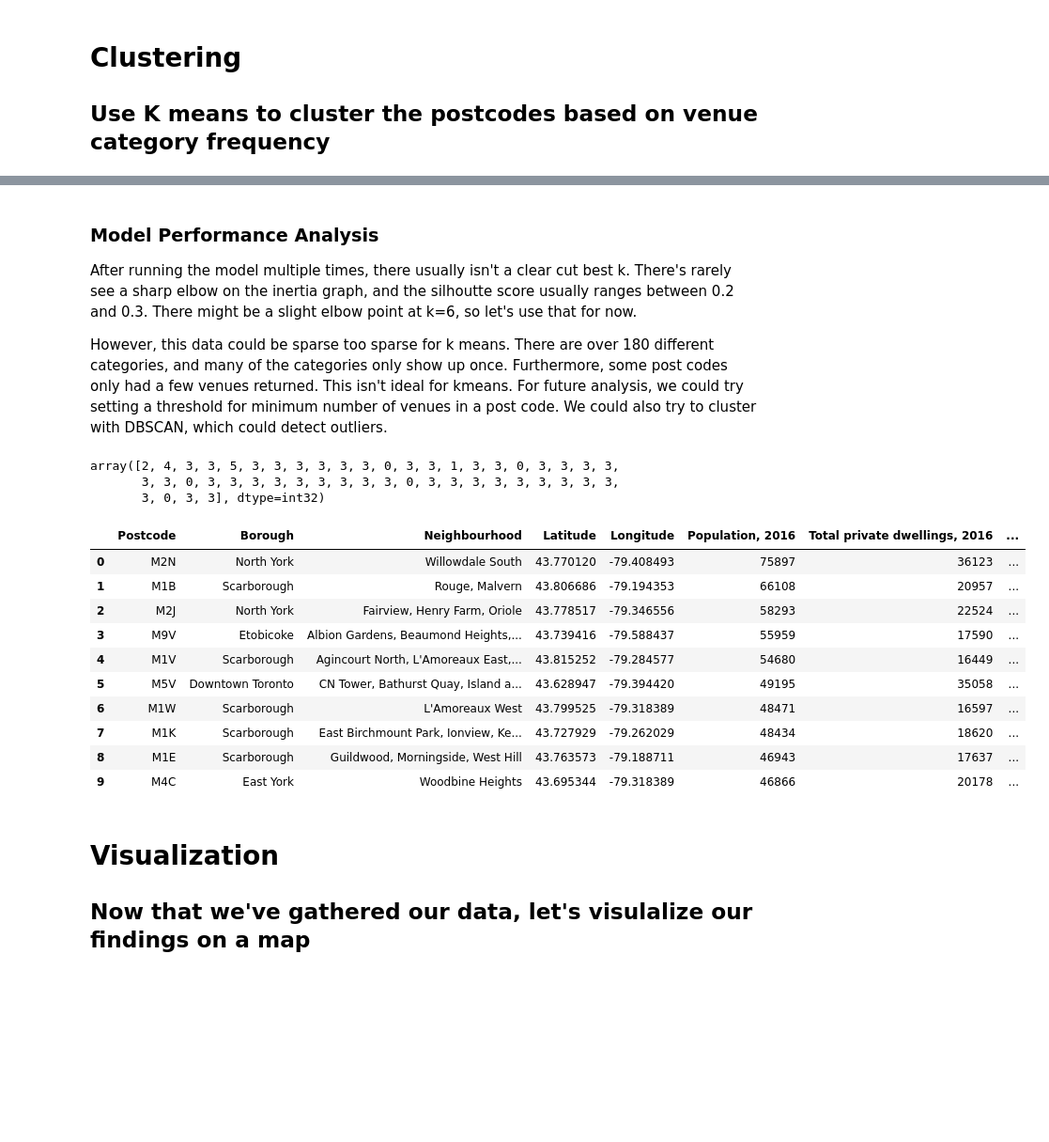
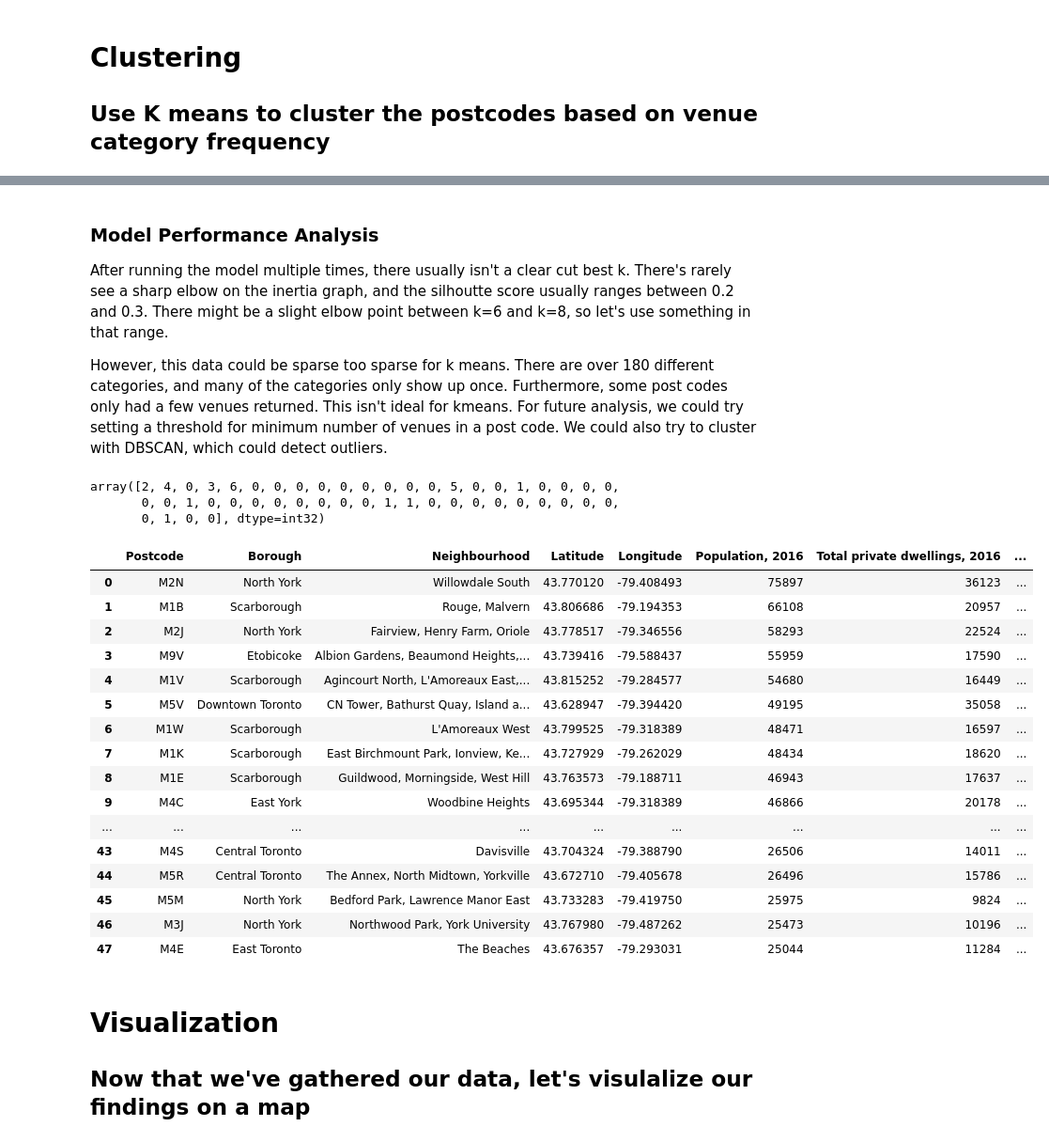
Before and after one commit to Ajstanley89/Battle-of-the-Neighborhoods, a Jupyter notebook: Clustering Toronto Neighborhoods.ipynb, the cells around one changed output, grey strips where cells are left out. Shown: that part at 94% size. Saved outputs shown, nothing was run; the diff lists cells and outputs as text; code cells hidden in the pictures; blank space fills up the shorter version.

```diff
--- a/Clustering Toronto Neighborhoods.ipynb
+++ b/Clustering Toronto Neighborhoods.ipynb
@@ -602,36 +602,42 @@ Text(0, 0.5, 'Silhouette score')
 # %% [markdown]
 ### Model Performance Analysis
-After running the model multiple times, there usually isn't a clear cut best k. There's rarely see a sharp elbow on the inertia graph, and the silhoutte score usually ranges between 0.2 and 0.3. There might be a slight elbow point at k=6, so let's use that for now.
+After running the model multiple times, there usually isn't a clear cut best k. There's rarely see a sharp elbow on the inertia graph, and the silhoutte score usually ranges between 0.2 and 0.3. There might be a slight elbow point between k=6 and k=8, so let's use something in that range.
 
 However, this data could be sparse too sparse for k means. There are over 180 different categories, and many of the categories only show up once. Furthermore, some post codes only had a few venues returned. This isn't ideal for kmeans. For future analysis, we could try setting a threshold for minimum number of venues in a post code. We could also try to cluster with DBSCAN, which could detect outliers.
 # %%
 # get the desired predictions
-best_predictions = predictions['k=6']
+best_predictions = predictions['k=7']
 best_predictions
 # %% [output]
-array([2, 4, 3, 3, 5, 3, 3, 3, 3, 3, 3, 0, 3, 3, 1, 3, 3, 0, 3, 3, 3, 3,
-       3, 3, 0, 3, 3, 3, 3, 3, 3, 3, 3, 3, 0, 3, 3, 3, 3, 3, 3, 3, 3, 3,
-       3, 0, 3, 3], dtype=int32)
+array([2, 4, 0, 3, 6, 0, 0, 0, 0, 0, 0, 0, 0, 0, 5, 0, 0, 1, 0, 0, 0, 0,
+       0, 0, 1, 0, 0, 0, 0, 0, 0, 0, 0, 1, 1, 0, 0, 0, 0, 0, 0, 0, 0, 0,
+       0, 1, 0, 0], dtype=int32)
 # %%
 # add the cluster labels to a new column in the df
 freq_df['Cluster group'] = best_predictions
 # only keep the cluster labels column
 clabels_df = freq_df[['Cluster group']]
 # merge the labels with our previous df
 clustered_df = pd.merge(hood_categories_df, clabels_df, on='Postcode')
-clustered_df.head(10)
+clustered_df
 # %% [output]
 |  | Postcode | Borough | Neighbourhood | Latitude | Longitude | Population, 2016 | Total private dwellings, 2016 | ... |
 | 0 | M2N | North York | Willowdale South | 43.770120 | -79.408493 | 75897 | 36123 | ... |
 | 1 | M1B | Scarborough | Rouge, Malvern | 43.806686 | -79.194353 | 66108 | 20957 | ... |
 | 2 | M2J | North York | Fairview, Henry Farm, Oriole | 43.778517 | -79.346556 | 58293 | 22524 | ... |
 | 3 | M9V | Etobicoke | Albion Gardens, Beaumond Heights,... | 43.739416 | -79.588437 | 55959 | 17590 | ... |
 | 4 | M1V | Scarborough | Agincourt North, L'Amoreaux East,... | 43.815252 | -79.284577 | 54680 | 16449 | ... |
 | 5 | M5V | Downtown Toronto | CN Tower, Bathurst Quay, Island a... | 43.628947 | -79.394420 | 49195 | 35058 | ... |
 | 6 | M1W | Scarborough | L'Amoreaux West | 43.799525 | -79.318389 | 48471 | 16597 | ... |
 | 7 | M1K | Scarborough | East Birchmount Park, Ionview, Ke... | 43.727929 | -79.262029 | 48434 | 18620 | ... |
 | 8 | M1E | Scarborough | Guildwood, Morningside, West Hill | 43.763573 | -79.188711 | 46943 | 17637 | ... |
 | 9 | M4C | East York | Woodbine Heights | 43.695344 | -79.318389 | 46866 | 20178 | ... |
+| ... | ... | ... | ... | ... | ... | ... | ... | ... |
+| 43 | M4S | Central Toronto | Davisville | 43.704324 | -79.388790 | 26506 | 14011 | ... |
+| 44 | M5R | Central Toronto | The Annex, North Midtown, Yorkville | 43.672710 | -79.405678 | 26496 | 15786 | ... |
+| 45 | M5M | North York | Bedford Park, Lawrence Manor East | 43.733283 | -79.419750 | 25975 | 9824 | ... |
+| 46 | M3J | North York | Northwood Park, York University | 43.767980 | -79.487262 | 25473 | 10196 | ... |
+| 47 | M4E | East Toronto | The Beaches | 43.676357 | -79.293031 | 25044 | 11284 | ... |
 # %% [markdown]
 # Visualization
 ## Now that we've gathered our data, let's visulalize our findings on a map
```
Also changed, not shown: parts of 9 cells of this notebook.
